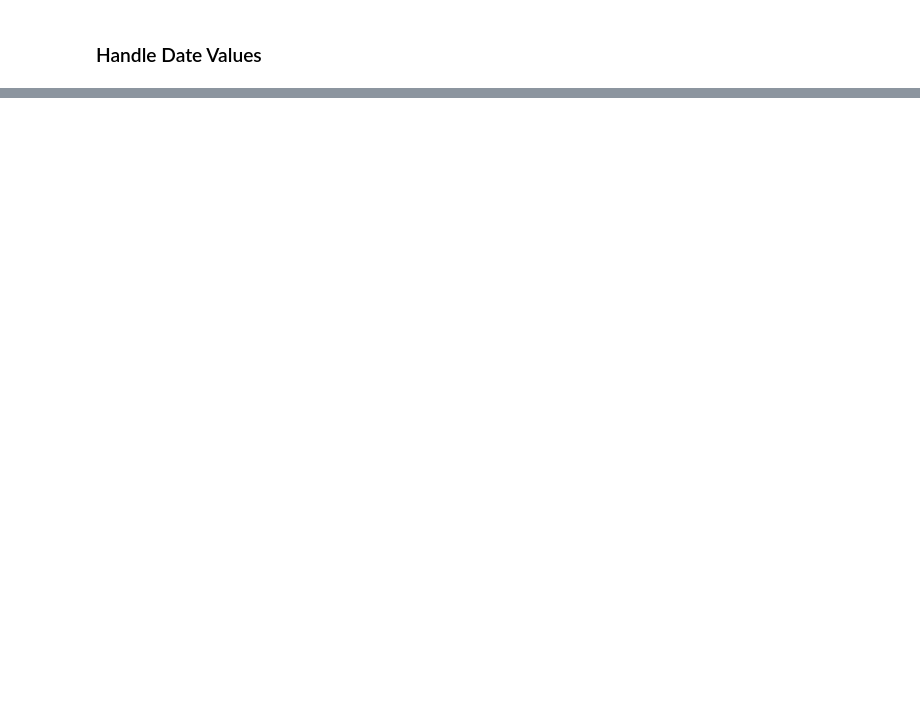
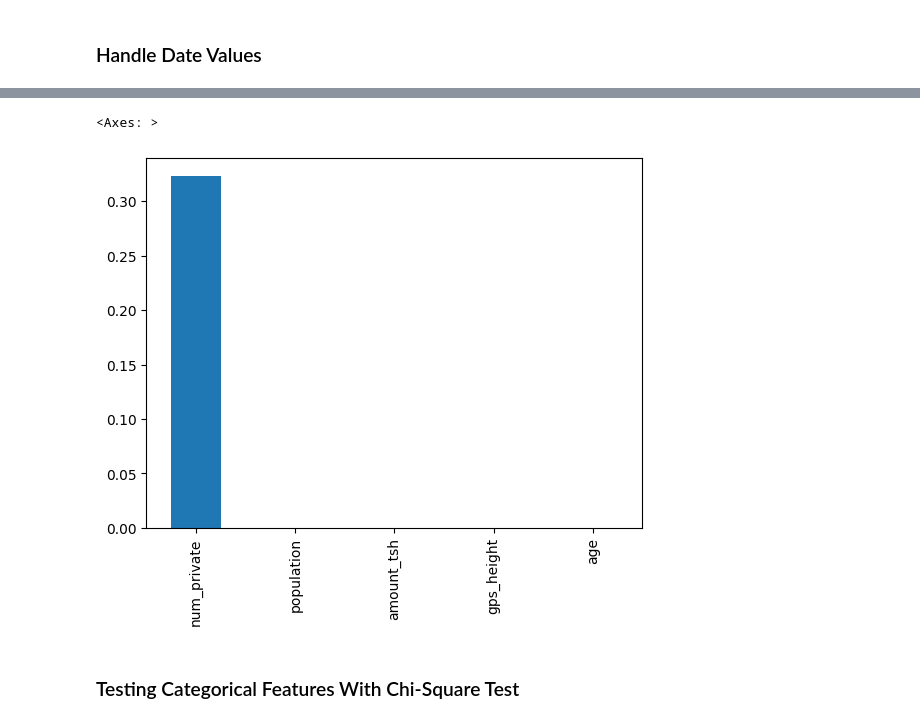
Before and after one commit to anair123/Detecting-Faulty-Water-Pumps-With-Machine-Learning, a Jupyter notebook: Exploratory Data Analysis.ipynb, the cells around one changed output, grey strips where cells are left out. Saved outputs shown, nothing was run; the diff lists cells and outputs as text; code cells hidden in the pictures; blank space fills up the shorter version.

```diff
--- a/Exploratory Data Analysis.ipynb
+++ b/Exploratory Data Analysis.ipynb
@@ -114,0 +101,9 @@ dtype: float64
+# %%
+cat_var = [col for col in df.columns if df[col].dtypes == 'object']
+col_count = {}
+
+# find number of unique values in each categorical variable
+for col in cat_var:
+    count = df[col].nunique()
+    col_count[col] = count
+col_count
@@ -124,0 +160,25 @@ df = df.drop(['construction_year', 'date_recorded'], axis=1)
+# %%
+# copy the dataset for ANOVA test
+df_int = df.copy(deep=True)
+
+# keep the numerical columns and the target label
+int_var = [col for col in df.columns if df[col].dtypes in ['int64', 'float64']] + ['status_group']
+df_int = df_int[int_var]
+
+# get the input and output variables
+X = df_int.drop('status_group', axis=1)
+y = df_int['status_group']
+
+# compute the ANOVA F-statistic for each column
+select = SelectKBest(f_classif, k=5)
+fit = select.fit(X, y)
+
+# compute the p-values for each F-statistic
+p_values = {col: np.round(p_value, 4) for col, p_value in zip(X.columns, fit.pvalues_)}
+
+p_values = pd.Series(p_values.values(),index = p_values.keys())
+p_values.sort_values(ascending = False , inplace = True)
+p_values.plot.bar()
+# %% [output]
+<Axes: >
+[figure, added]
@@ -124,0 +189,2 @@ df = df.drop(['construction_year', 'date_recorded'], axis=1)
+# %% [markdown]
+### Testing Categorical Features With Chi-Square Test
```
Also changed, not shown: parts of 13 cells of this notebook.
